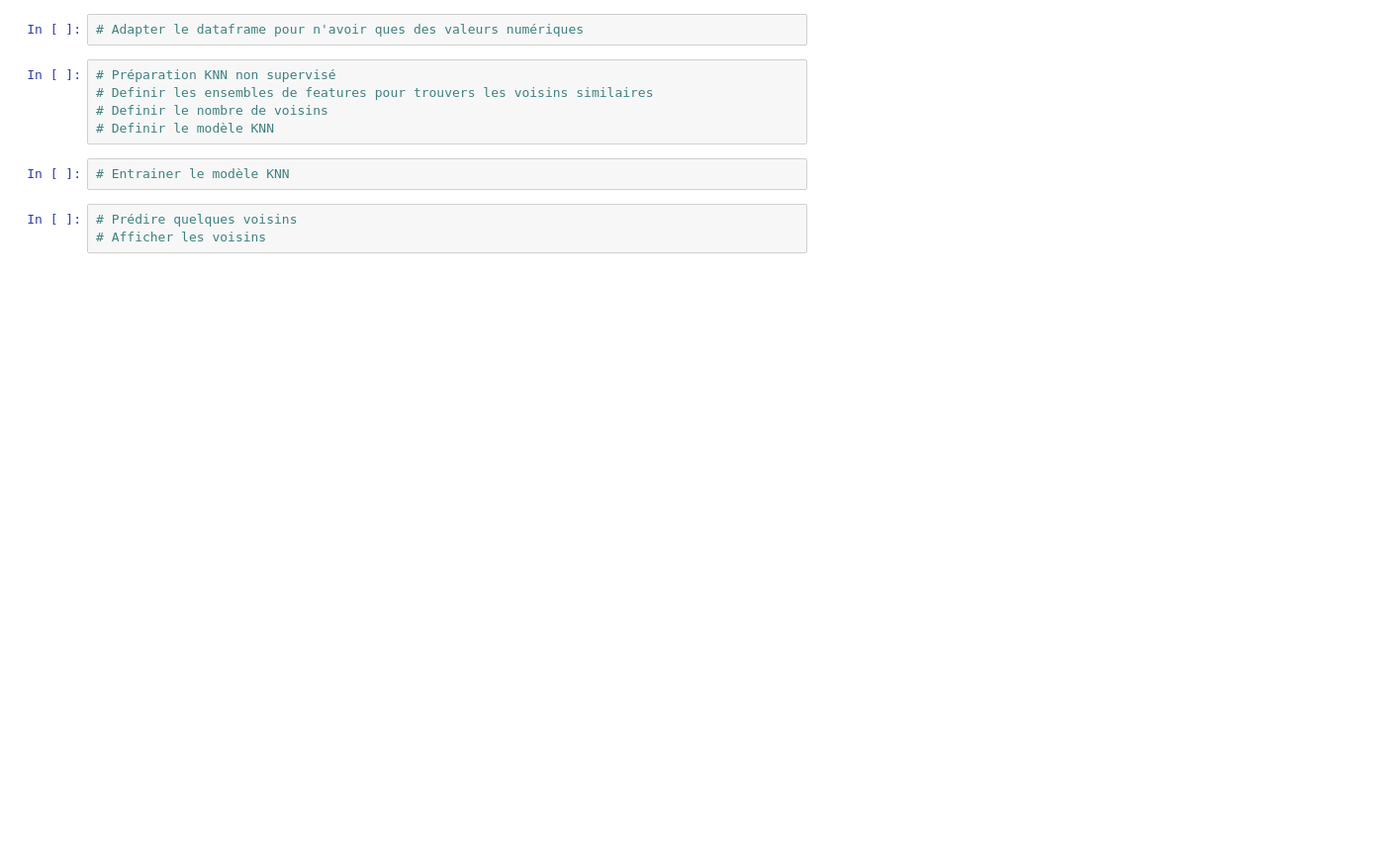
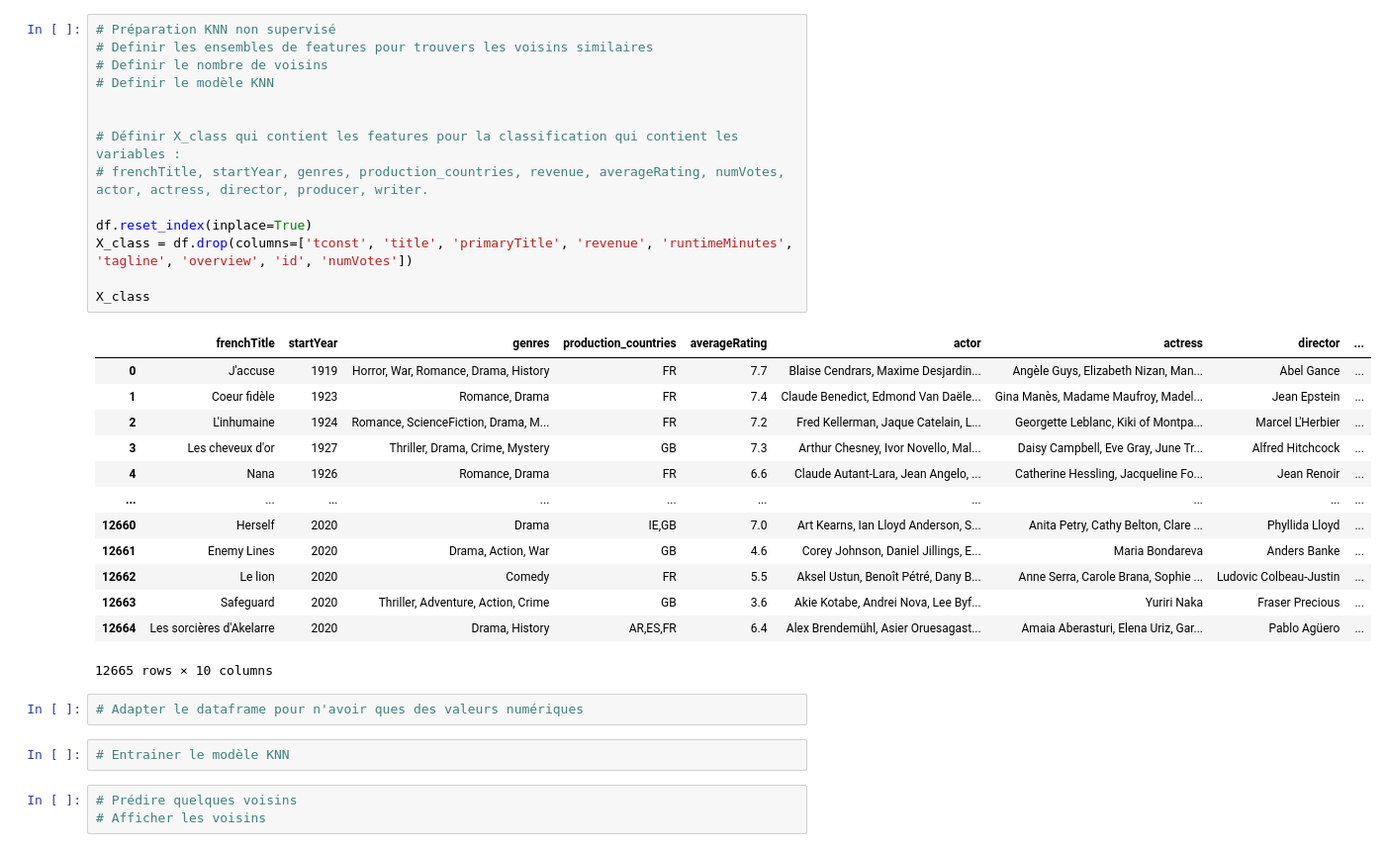
Before and after one commit to Idumii/WildCodeSchool-Projet2, a Jupyter notebook: machineLearning/ml.ipynb, the cells around one changed output. Shown at 99% size. Cells and saved outputs as stored; diff of their text form; blank space fills up the shorter version.

```diff
--- a/machineLearning/ml.ipynb
+++ b/machineLearning/ml.ipynb
@@ -34,10 +120,33 @@ import warnings
+# %%
+# Préparation KNN non supervisé
+# Definir les ensembles de features pour trouvers les voisins similaires
+# Definir le nombre de voisins
+# Definir le modèle KNN
+
+
+# Définir X_class qui contient les features pour la classification qui contient les variables :
+# frenchTitle, startYear, genres, production_countries, revenue, averageRating, numVotes, actor, actress, director, producer, writer.
+
+df.reset_index(inplace=True)
+X_class = df.drop(columns=['tconst', 'title', 'primaryTitle', 'revenue', 'runtimeMinutes', 'tagline', 'overview', 'id', 'numVotes'])
+
+X_class
+# %% [output]
+|  | frenchTitle | startYear | genres | production_countries | averageRating | actor | actress | director | ... |
+| 0 | J'accuse | 1919 | Horror, War, Romance, Drama, History | FR | 7.7 | Blaise Cendrars, Maxime Desjardin... | Angèle Guys, Elizabeth Nizan, Man... | Abel Gance | ... |
+| 1 | Coeur fidèle | 1923 | Romance, Drama | FR | 7.4 | Claude Benedict, Edmond Van Daële... | Gina Manès, Madame Maufroy, Madel... | Jean Epstein | ... |
+| 2 | L'inhumaine | 1924 | Romance, ScienceFiction, Drama, M... | FR | 7.2 | Fred Kellerman, Jaque Catelain, L... | Georgette Leblanc, Kiki of Montpa... | Marcel L'Herbier | ... |
+| 3 | Les cheveux d'or | 1927 | Thriller, Drama, Crime, Mystery | GB | 7.3 | Arthur Chesney, Ivor Novello, Mal... | Daisy Campbell, Eve Gray, June Tr... | Alfred Hitchcock | ... |
+| 4 | Nana | 1926 | Romance, Drama | FR | 6.6 | Claude Autant-Lara, Jean Angelo, ... | Catherine Hessling, Jacqueline Fo... | Jean Renoir | ... |
+| ... | ... | ... | ... | ... | ... | ... | ... | ... | ... |
+| 12660 | Herself | 2020 | Drama | IE,GB | 7.0 | Art Kearns, Ian Lloyd Anderson, S... | Anita Petry, Cathy Belton, Clare ... | Phyllida Lloyd | ... |
+| 12661 | Enemy Lines | 2020 | Drama, Action, War | GB | 4.6 | Corey Johnson, Daniel Jillings, E... | Maria Bondareva | Anders Banke | ... |
+| 12662 | Le lion | 2020 | Comedy | FR | 5.5 | Aksel Ustun, Benoît Pétré, Dany B... | Anne Serra, Carole Brana, Sophie ... | Ludovic Colbeau-Justin | ... |
+| 12663 | Safeguard | 2020 | Thriller, Adventure, Action, Crime | GB | 3.6 | Akie Kotabe, Andrei Nova, Lee Byf... | Yuriri Naka | Fraser Precious | ... |
+| 12664 | Les sorcières d'Akelarre | 2020 | Drama, History | AR,ES,FR | 6.4 | Alex Brendemühl, Asier Oruesagast... | Amaia Aberasturi, Elena Uriz, Gar... | Pablo Agüero | ... |
+12665 rows × 10 columns
 # %%
 # Adapter le dataframe pour n'avoir ques des valeurs numériques
-# %%
-# Préparation KNN non supervisé
-# Definir les ensembles de features pour trouvers les voisins similaires
-# Definir le nombre de voisins
-# Definir le modèle KNN
 # %%
 # Entrainer le modèle KNN
 # %%
```
Also changed, not shown: parts of 5 cells of this notebook.
